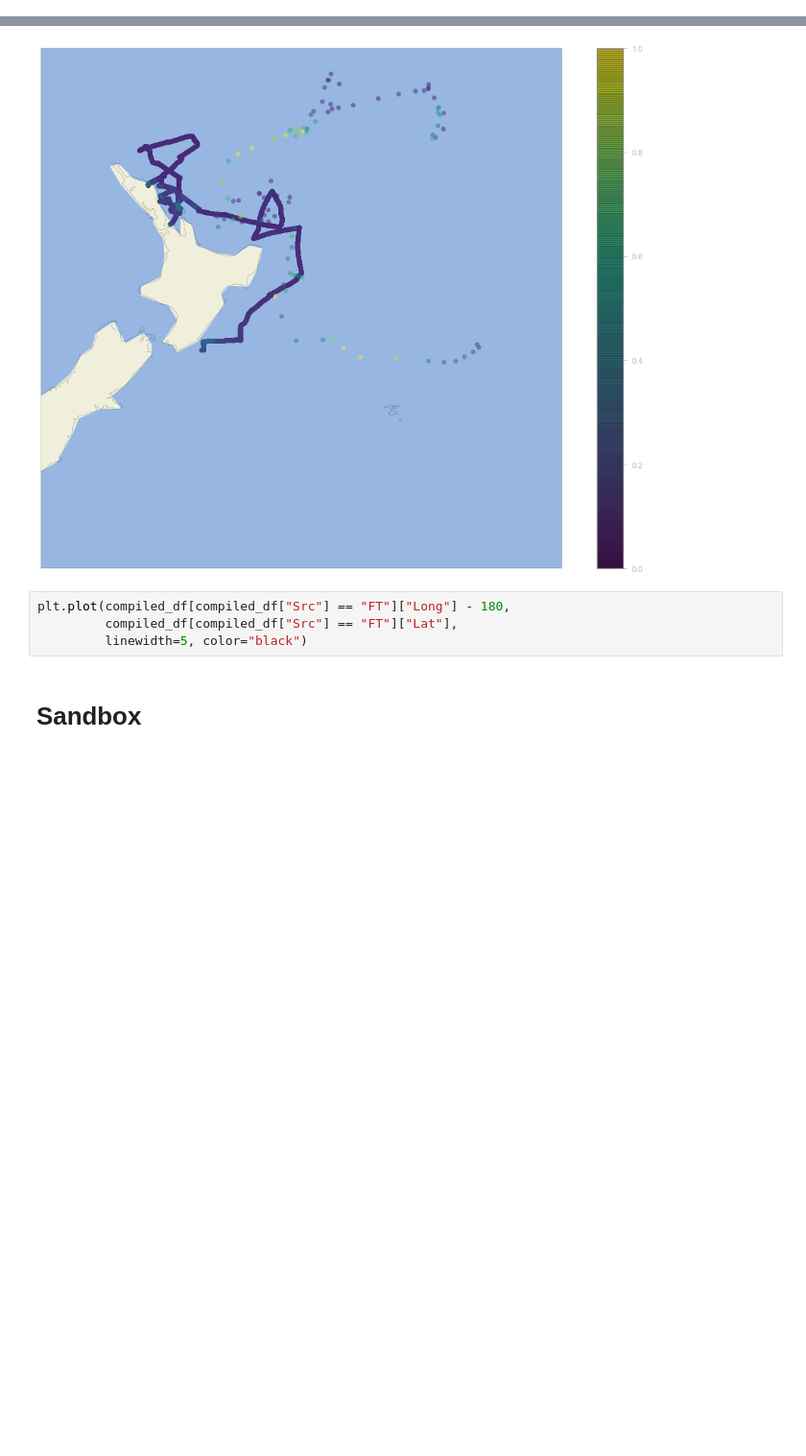
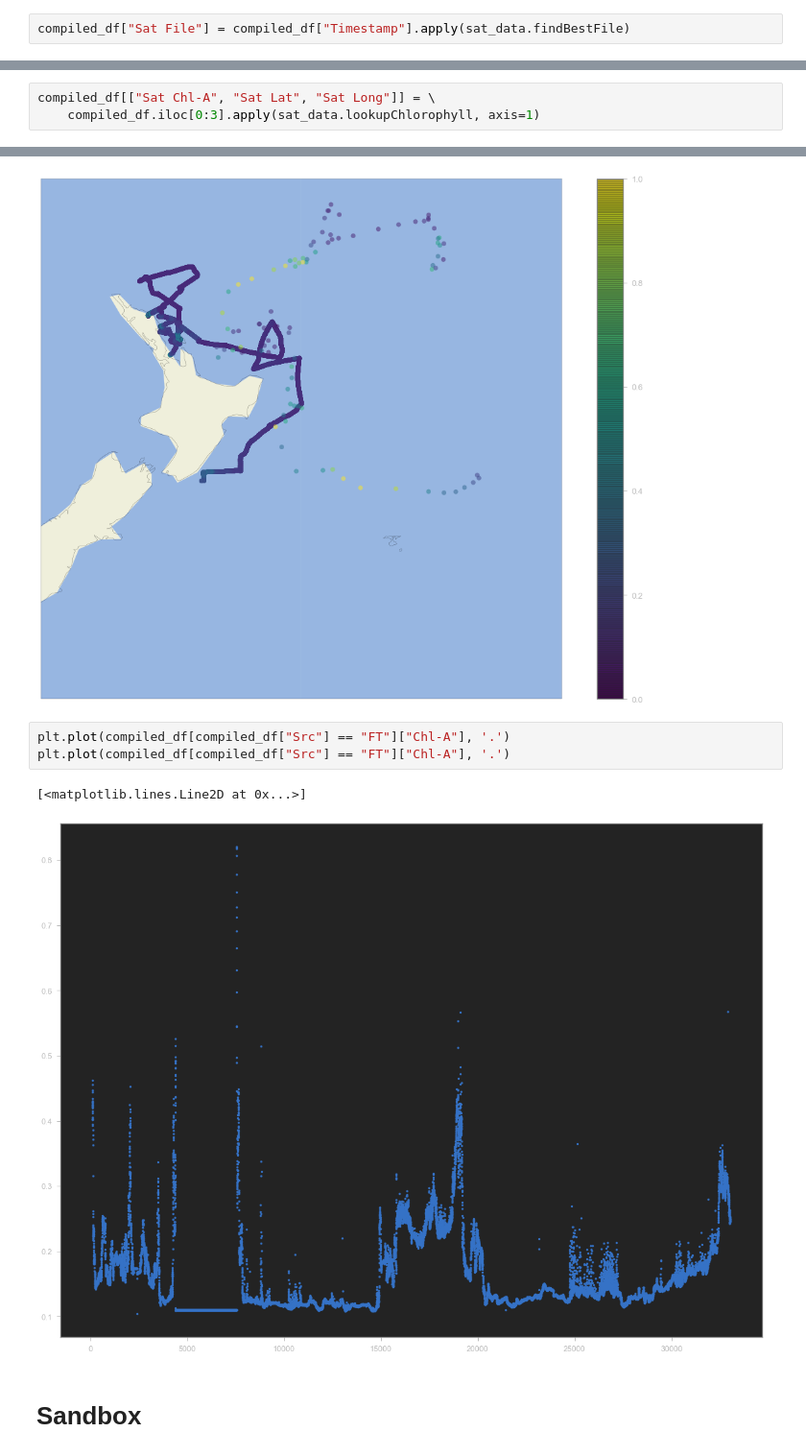
Before and after one commit to AmyPhung/chl-a-comparison, a Jupyter notebook: Workbook9 (major revision).ipynb, the cells around one changed output, grey strips where cells are left out. Shown at 96% size. Saved outputs shown, nothing was run; the diff lists cells and outputs as text; blank space fills up the shorter version.

```diff
--- a/Workbook9 (major revision).ipynb
+++ b/Workbook9 (major revision).ipynb
@@ -648,3 +749,5 @@ compiled_df
 | 33037 | FT | -41.615500 | 176.164250 | 0.253098 | 1.583989e+09 | 32945 |
 | 33038 | FT | -41.615367 | 176.162083 | 0.249582 | 1.583990e+09 | 32946 |
 33039 rows × 6 columns
+# %%
+compiled_df["Sat File"] = compiled_df["Timestamp"].apply(sat_data.findBestFile)
@@ -650,0 +812,3 @@ compiled_df
+# %%
+compiled_df[["Sat Chl-A", "Sat Lat", "Sat Long"]] = \
+    compiled_df.iloc[0:3].apply(sat_data.lookupChlorophyll, axis=1)
@@ -746,9 +945,11 @@ plt.colorbar()
 <matplotlib.colorbar.Colorbar at 0x...>
 [figure]
 # %%
-plt.plot(compiled_df[compiled_df["Src"] == "FT"]["Long"] - 180,
-         compiled_df[compiled_df["Src"] == "FT"]["Lat"],
-         linewidth=5, color="black")
+plt.plot(compiled_df[compiled_df["Src"] == "FT"]["Chl-A"], '.')
+plt.plot(compiled_df[compiled_df["Src"] == "FT"]["Chl-A"], '.')
+# %% [output]
+[<matplotlib.lines.Line2D at 0x...>]
+[figure, added]
 # %% [markdown]
 # Sandbox
 # %%
```
Also changed, not shown: parts of 12 cells of this notebook.
